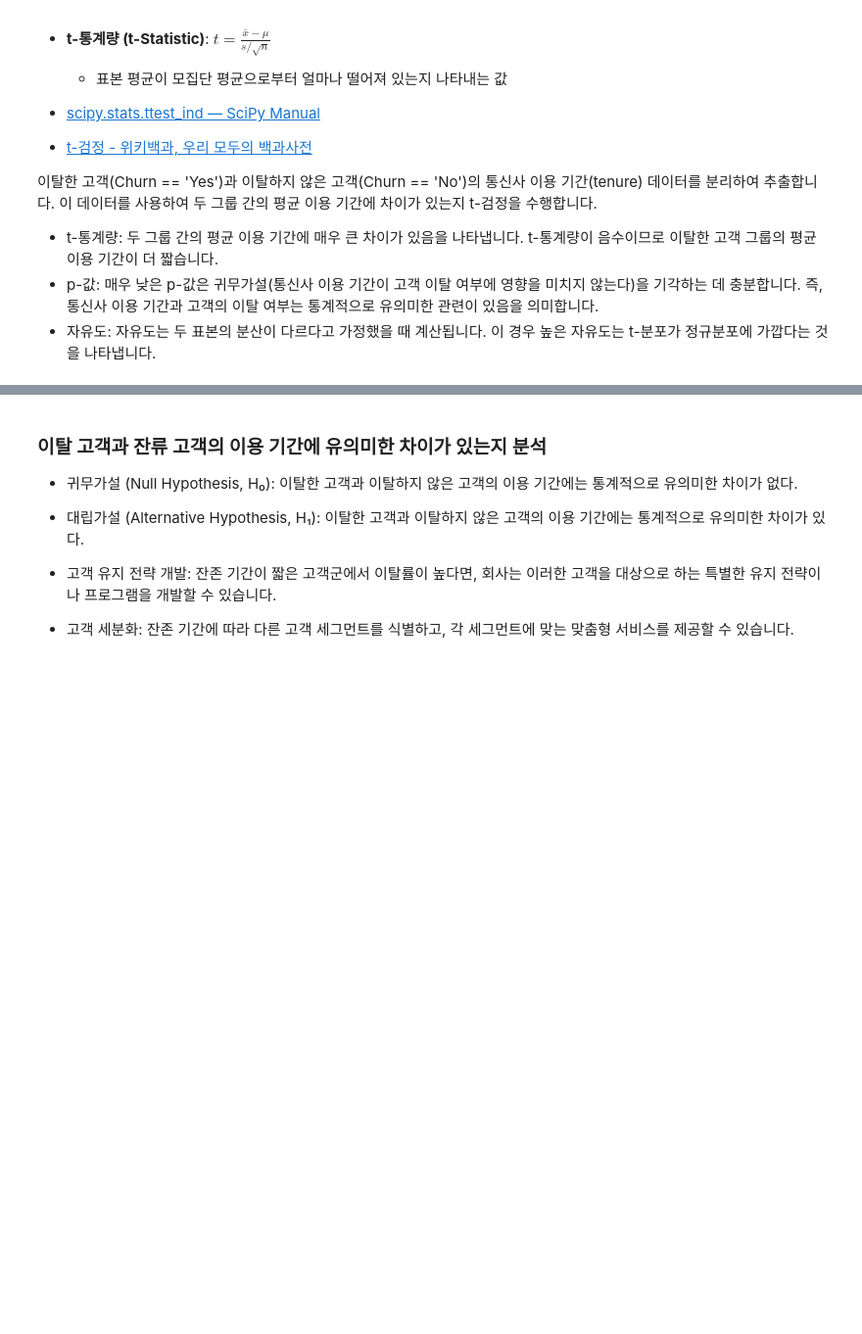
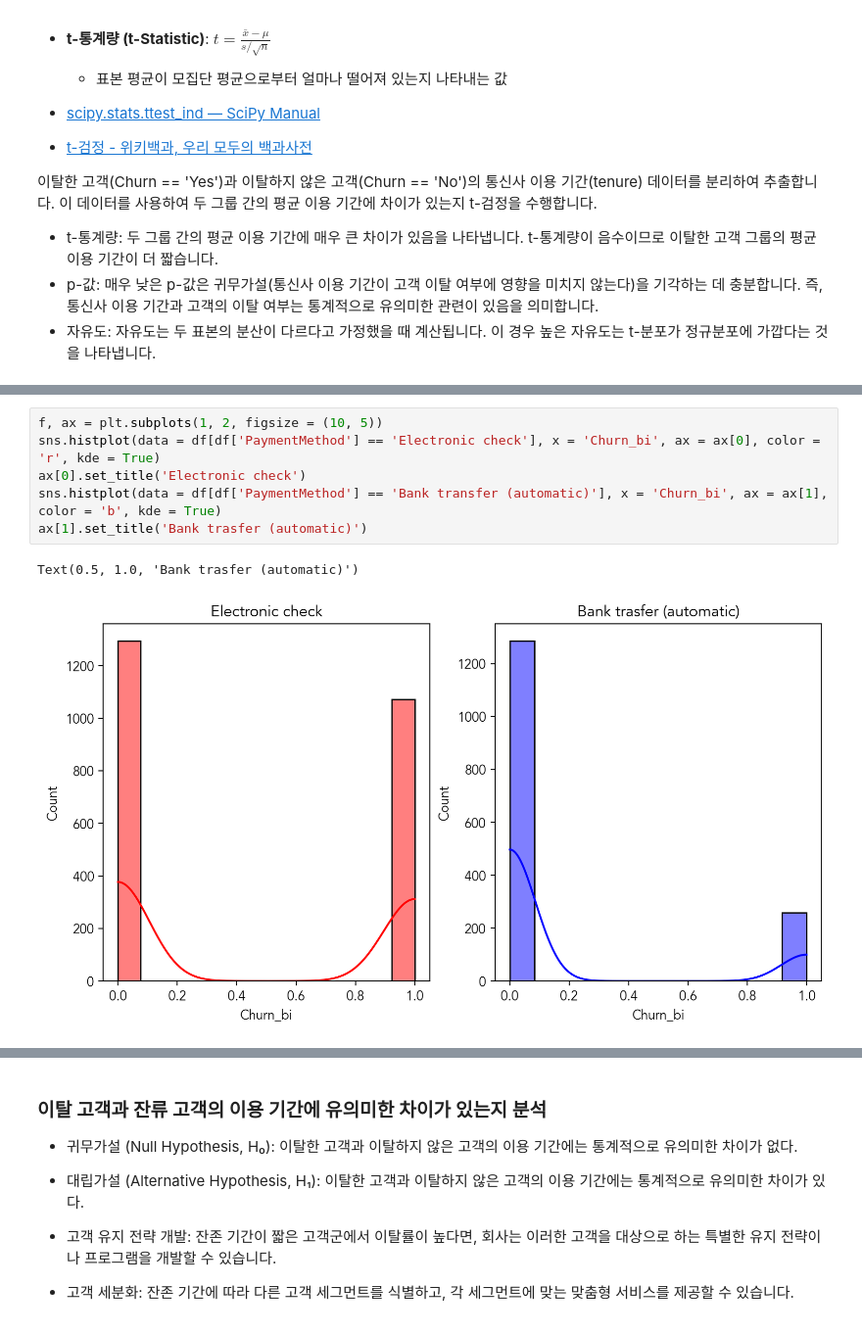
Before and after one commit to gyjong/workplace, a Jupyter notebook: Statistics/0102-telco-input.ipynb, the cells around one changed output, grey strips where cells are left out. Shown at 98% size. Cells and saved outputs as stored; diff of their text form; blank space fills up the shorter version.

```diff
--- a/Statistics/0102-telco-input.ipynb
+++ b/Statistics/0102-telco-input.ipynb
@@ -655,0 +702,9 @@ group_B = df[df['PaymentMethod'] == 'Bank transfer (automatic)']['Churn_bi']
+# %%
+f, ax = plt.subplots(1, 2, figsize = (10, 5))
+sns.histplot(data = df[df['PaymentMethod'] == 'Electronic check'], x = 'Churn_bi', ax = ax[0], color = 'r', kde = True)
+ax[0].set_title('Electronic check')
+sns.histplot(data = df[df['PaymentMethod'] == 'Bank transfer (automatic)'], x = 'Churn_bi', ax = ax[1], color = 'b', kde = True)
+ax[1].set_title('Bank trasfer (automatic)')
+# %% [output]
+Text(0.5, 1.0, 'Bank trasfer (automatic)')
+[figure, added]
```
Also changed, not shown: parts of 49 cells of this notebook, 3 other files.
